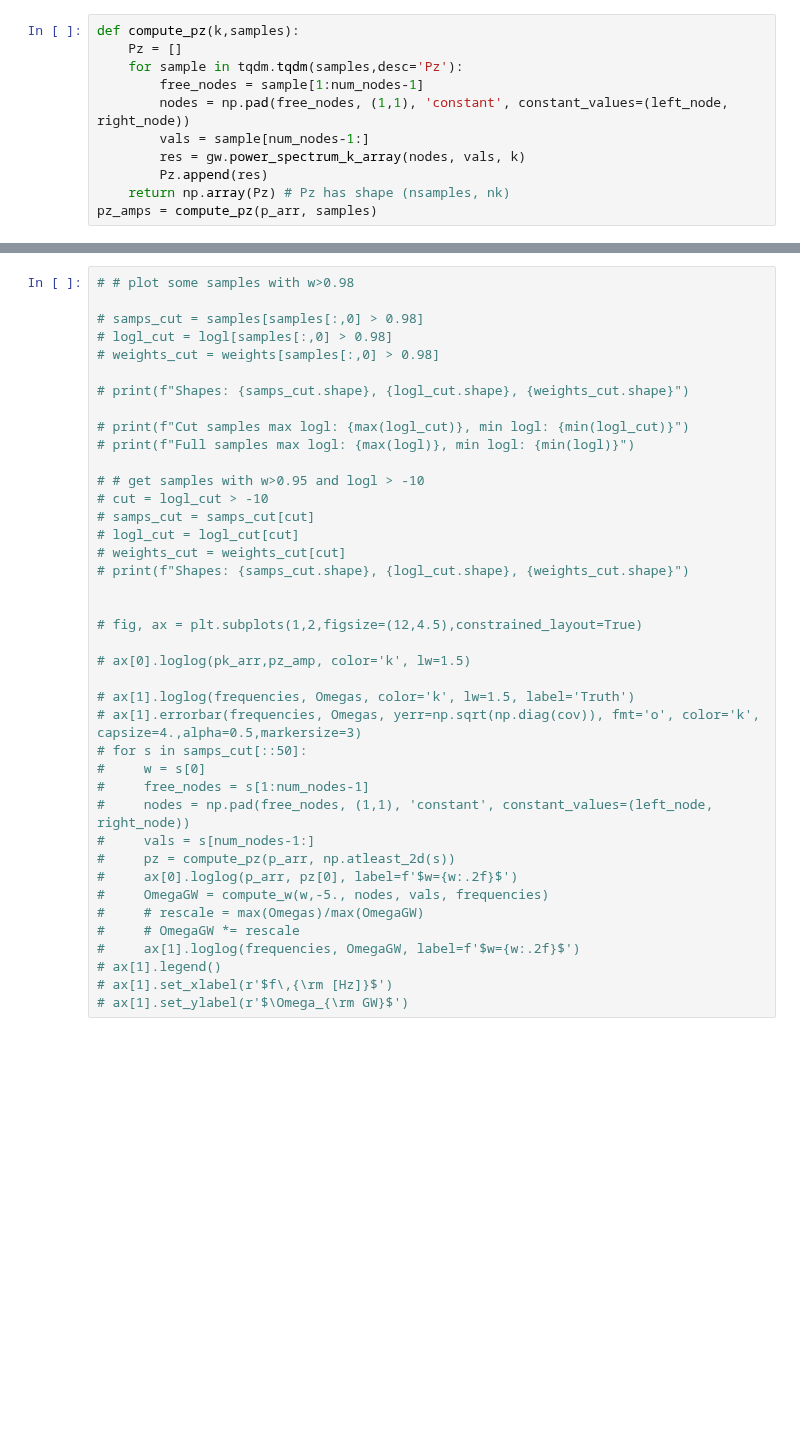
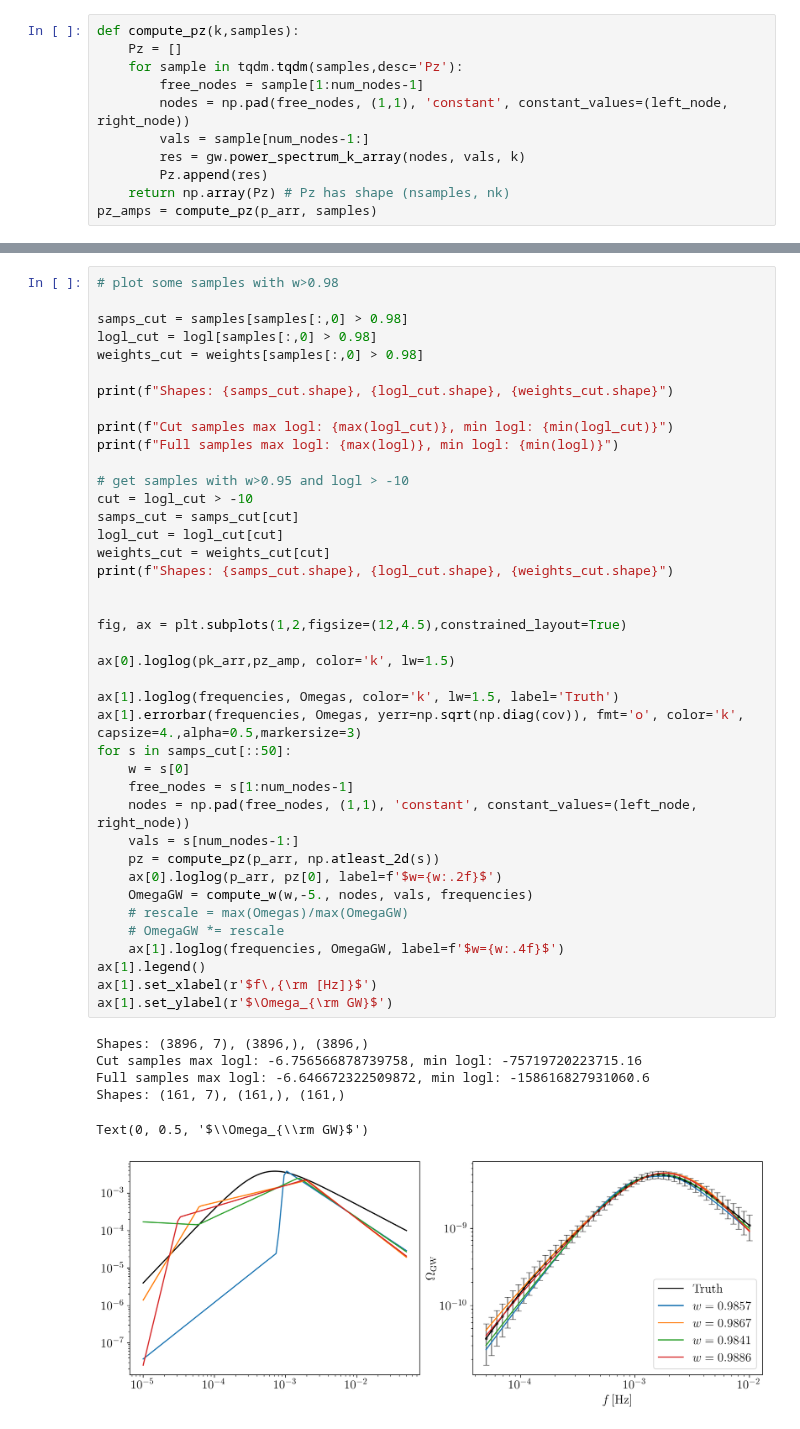
Before and after one commit to Ameek94/SIGW_Inverse, a Jupyter notebook: gwb/sigw_fast/nautilus_plot_functional.ipynb, the cells around one changed output, grey strips where cells are left out. Saved outputs shown, nothing was run; the diff lists cells and outputs as text; blank space fills up the shorter version.

```diff
--- a/gwb/sigw_fast/nautilus_plot_functional.ipynb
+++ b/gwb/sigw_fast/nautilus_plot_functional.ipynb
@@ -225,41 +226,48 @@ w           8.5754219E-01  8.5049155E-02  8.8270242E-01  9.0126715E-01  two    5
 # %%
-# # plot some samples with w>0.98
+# plot some samples with w>0.98
 
-# samps_cut = samples[samples[:,0] > 0.98]
-# logl_cut = logl[samples[:,0] > 0.98]
-# weights_cut = weights[samples[:,0] > 0.98]
+samps_cut = samples[samples[:,0] > 0.98]
+logl_cut = logl[samples[:,0] > 0.98]
+weights_cut = weights[samples[:,0] > 0.98]
 
-# print(f"Shapes: {samps_cut.shape}, {logl_cut.shape}, {weights_cut.shape}")
+print(f"Shapes: {samps_cut.shape}, {logl_cut.shape}, {weights_cut.shape}")
 
-# print(f"Cut samples max logl: {max(logl_cut)}, min logl: {min(logl_cut)}")
-# print(f"Full samples max logl: {max(logl)}, min logl: {min(logl)}")
+print(f"Cut samples max logl: {max(logl_cut)}, min logl: {min(logl_cut)}")
+print(f"Full samples max logl: {max(logl)}, min logl: {min(logl)}")
 
-# # get samples with w>0.95 and logl > -10
-# cut = logl_cut > -10
-# samps_cut = samps_cut[cut]
-# logl_cut = logl_cut[cut]
-# weights_cut = weights_cut[cut]
-# print(f"Shapes: {samps_cut.shape}, {logl_cut.shape}, {weights_cut.shape}")
+# get samples with w>0.95 and logl > -10
+cut = logl_cut > -10
+samps_cut = samps_cut[cut]
+logl_cut = logl_cut[cut]
+weights_cut = weights_cut[cut]
+print(f"Shapes: {samps_cut.shape}, {logl_cut.shape}, {weights_cut.shape}")
 
 
-# fig, ax = plt.subplots(1,2,figsize=(12,4.5),constrained_layout=True)
+fig, ax = plt.subplots(1,2,figsize=(12,4.5),constrained_layout=True)
 
-# ax[0].loglog(pk_arr,pz_amp, color='k', lw=1.5)
+ax[0].loglog(pk_arr,pz_amp, color='k', lw=1.5)
 
-# ax[1].loglog(frequencies, Omegas, color='k', lw=1.5, label='Truth')
-# ax[1].errorbar(frequencies, Omegas, yerr=np.sqrt(np.diag(cov)), fmt='o', color='k', capsize=4.,alpha=0.5,markersize=3)
-# for s in samps_cut[::50]:
-#     w = s[0]
-#     free_nodes = s[1:num_nodes-1]
-#     nodes = np.pad(free_nodes, (1,1), 'constant', constant_values=(left_node, right_node))
-#     vals = s[num_nodes-1:]
-#     pz = compute_pz(p_arr, np.atleast_2d(s))
-#     ax[0].loglog(p_arr, pz[0], label=f'$w={w:.2f}$')
-#     OmegaGW = compute_w(w,-5., nodes, vals, frequencies)
-#     # rescale = max(Omegas)/max(OmegaGW)
-#     # OmegaGW *= rescale
-#     ax[1].loglog(frequencies, OmegaGW, label=f'$w={w:.2f}$')
-# ax[1].legend()
-# ax[1].set_xlabel(r'$f\,{\rm [Hz]}$')
-# ax[1].set_ylabel(r'$\Omega_{\rm GW}$')
+ax[1].loglog(frequencies, Omegas, color='k', lw=1.5, label='Truth')
+ax[1].errorbar(frequencies, Omegas, yerr=np.sqrt(np.diag(cov)), fmt='o', color='k', capsize=4.,alpha=0.5,markersize=3)
+for s in samps_cut[::50]:
+    w = s[0]
+    free_nodes = s[1:num_nodes-1]
+    nodes = np.pad(free_nodes, (1,1), 'constant', constant_values=(left_node, right_node))
+    vals = s[num_nodes-1:]
+    pz = compute_pz(p_arr, np.atleast_2d(s))
+    ax[0].loglog(p_arr, pz[0], label=f'$w={w:.2f}$')
+    OmegaGW = compute_w(w,-5., nodes, vals, frequencies)
+    # rescale = max(Omegas)/max(OmegaGW)
+    # OmegaGW *= rescale
+    ax[1].loglog(frequencies, OmegaGW, label=f'$w={w:.4f}$')
+ax[1].legend()
+ax[1].set_xlabel(r'$f\,{\rm [Hz]}$')
+ax[1].set_ylabel(r'$\Omega_{\rm GW}$')
+# %% [output]
+Shapes: (3896, 7), (3896,), (3896,)
+Cut samples max logl: -6.756566878739758, min logl: -75719720223715.16
+Full samples max logl: -6.646672322509872, min logl: -158616827931060.6
+Shapes: (161, 7), (161,), (161,)
+Text(0, 0.5, '$\\Omega_{\\rm GW}$')
+[figure, added]
 # %%
```
Also changed, not shown: parts of 5 cells of this notebook, 8 other files.
